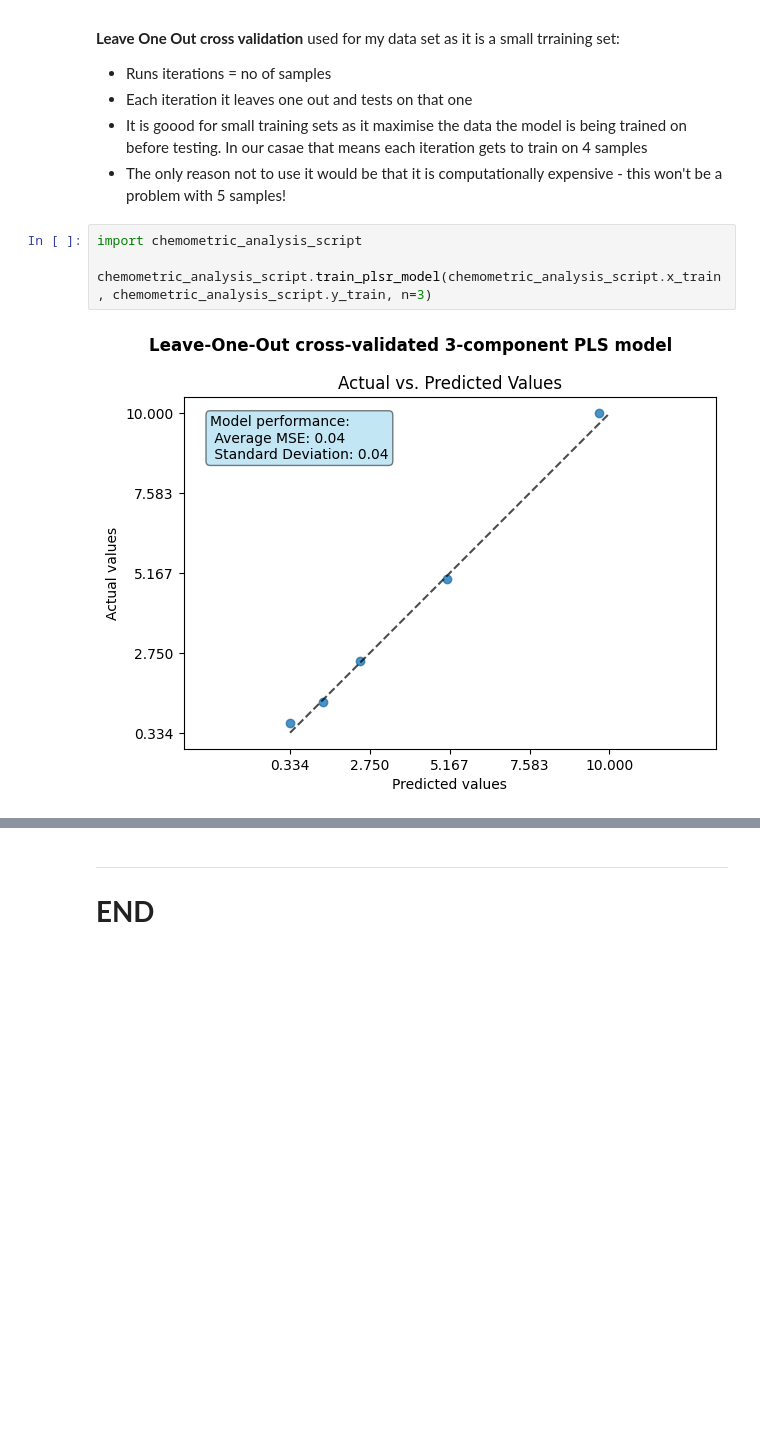
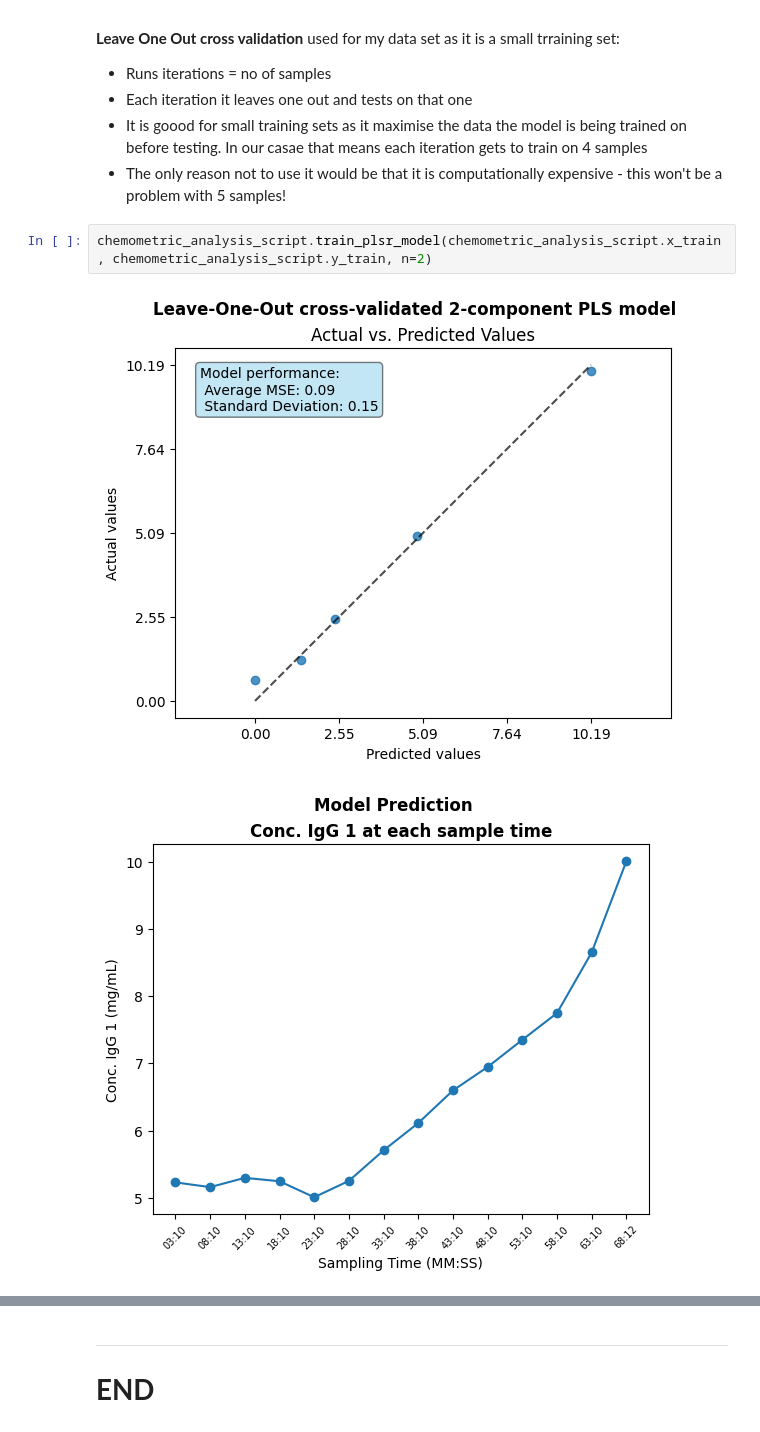
Before and after one commit to a-o-connor/PFDA-project, a Jupyter notebook: big_project_practice.ipynb, the cells around one changed output, grey strips where cells are left out. Cells and saved outputs as stored; diff of their text form; blank space fills up the shorter version.

Commit message:
Made PLS model training and predictions into one function.

```diff
--- a/big_project_practice.ipynb
+++ b/big_project_practice.ipynb
@@ -217,8 +257,7 @@ set; this is known as cross-validation.
 - It is goood for small training sets as it maximise the data the model is being trained on before testing. In our casae that means each iteration gets to train on 4 samples
 - The only reason not to use it would be that it is computationally expensive - this won't be a problem with 5 samples!
 # %%
-import chemometric_analysis_script
-
-chemometric_analysis_script.train_plsr_model(chemometric_analysis_script.x_train, chemometric_analysis_script.y_train, n=3)
+chemometric_analysis_script.train_plsr_model(chemometric_analysis_script.x_train, chemometric_analysis_script.y_train, n=2)
 # %% [output]
-[figure, old version]
+[figure, new version]
+[figure, added]
```
Also changed, not shown: parts of 8 cells of this notebook, 1 other file.
